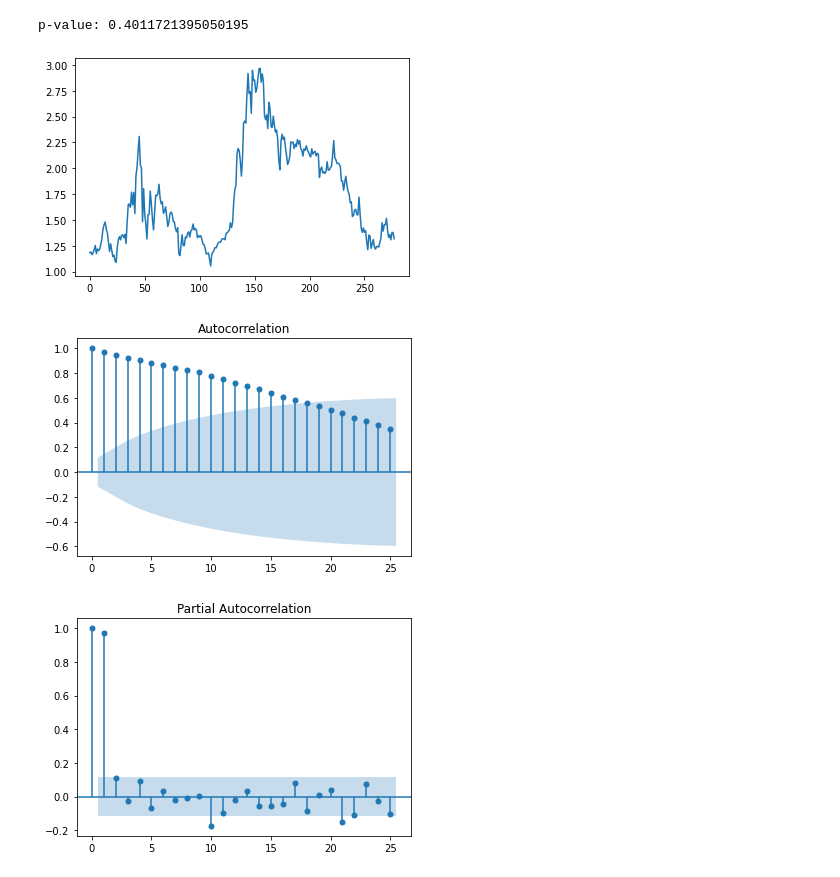
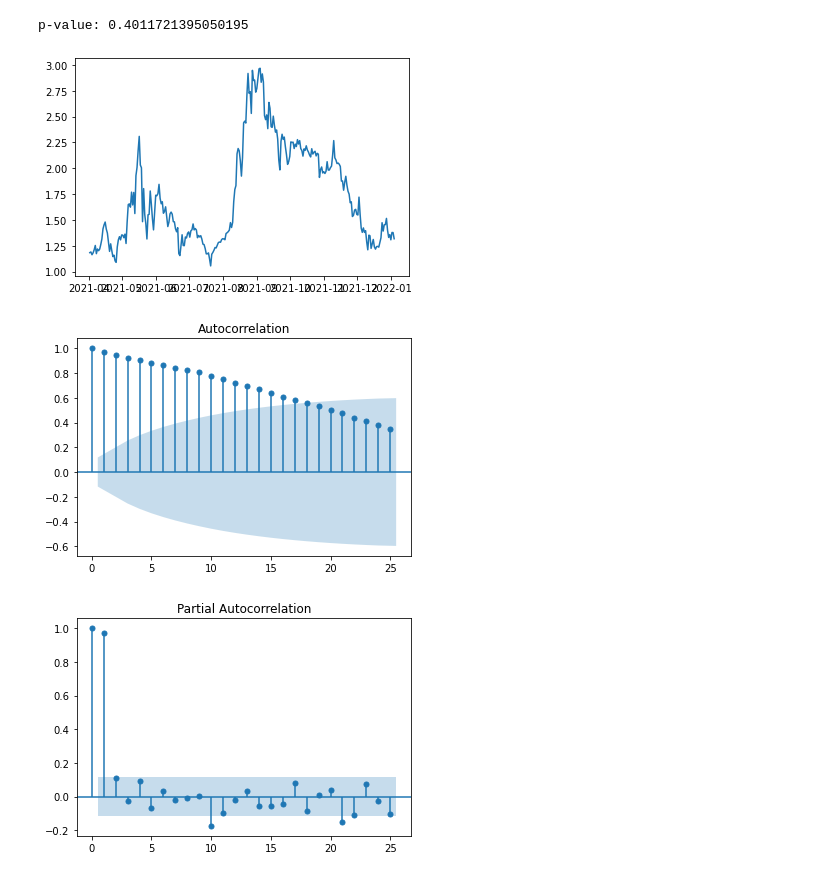
Before and after one commit to nabebako/Crypto-Price-Prediction-Model, a Jupyter notebook: notebooks/arima.ipynb, the cells around one changed output. Saved outputs shown, nothing was run; the diff lists cells and outputs as text; code cells hidden in the pictures.

```diff
--- a/notebooks/arima.ipynb
+++ b/notebooks/arima.ipynb
@@ -33,12 +40,16 @@ def days_prior(df: pd.DataFrame, days: int, time_frame: int = 0) -> pd.DataFrame
 
         return df[(df.index >= epoch) & (df.index < end)]
 
-def get_csv(path: str):
+
+def get_csv(path: str) -> pd.DataFrame:
 
     df = pd\
         .read_csv(path, parse_dates = ['Date'])\
         .drop(columns = ['Currency', '24h Open (USD)', '24h High (USD)', '24h Low (USD)'])\
-        .rename(columns = {'Date': 'date', 'Closing Price (USD)': 'price'})
+        .rename(columns = {'Date': 'date', 'Closing Price (USD)': 'price'})\
+        .set_index('date')
+
+    df = df.asfreq(pd.infer_freq(df.index))
 
     return df
 # %%
@@ -50,7 +61,7 @@ df_sol  = get_csv('../data/Solana.csv')
 <h3>Augmented Dickey Fuller Test (ADF Test)</h3>
 <p>p-value should be << 0.05</p>
 # %%
-result = adfuller(df_ada.set_index('date'))
+result = adfuller(df_ada)
 
 print(f'p-value: {result[1]}')
 # %% [output]
@@ -58,12 +69,12 @@ p-value: 0.4011721395050195
 # %%
 # Original Series
 plt.figure()
-plt.plot(df_ada[['price']])
-plot_acf(df_ada[['price']])
-plot_pacf(df_ada[['price']])
+plt.plot(df_ada)
+plot_acf(df_ada)
+plot_pacf(df_ada)
 plt.show()
 # %% [output]
-[figure, old version]
+[figure, new version]
 [figure]
 [figure]
 # %%
```
Also changed, not shown: parts of 7 cells of this notebook.
